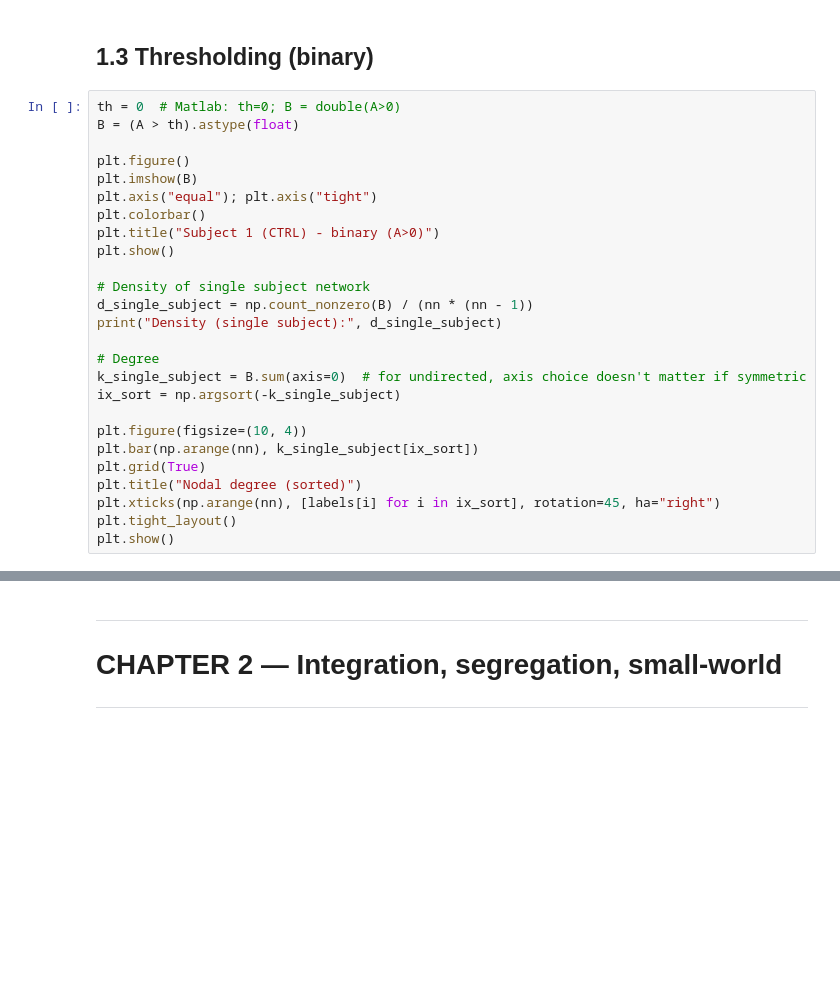
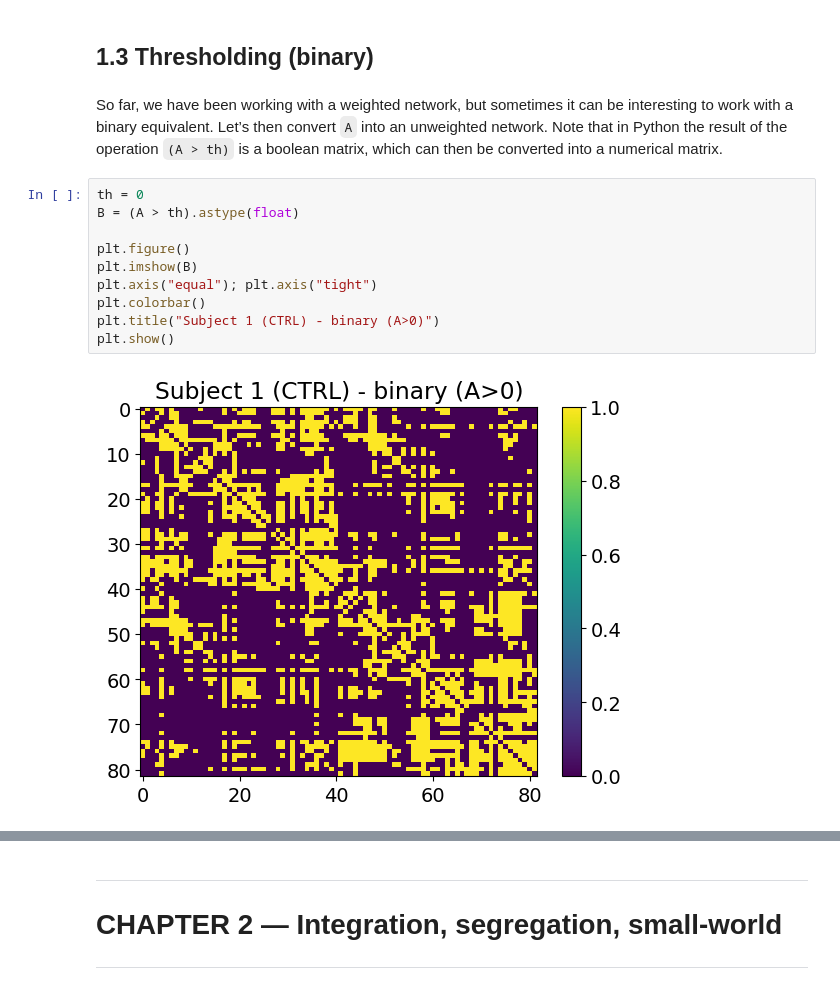
Before and after one commit to agriffa/IST_Connectomics_Lab, a Jupyter notebook: IST_Connectomics_Lab_colab.ipynb, the cells around one changed output, grey strips where cells are left out. Saved outputs shown, nothing was run; the diff lists cells and outputs as text; blank space fills up the shorter version.

```diff
--- a/IST_Connectomics_Lab_colab.ipynb
+++ b/IST_Connectomics_Lab_colab.ipynb
@@ -127,28 +230,16 @@ print("Self-loops indices (diag != 0):", self_loops)
 # %% [markdown]
 ## 1.3 Thresholding (binary)
+# %% [markdown]
+So far, we have been working with a weighted network, but sometimes it can be interesting to work with a binary equivalent. Let’s then convert `A` into an unweighted network. Note that in Python the result of the operation `(A > th)` is a boolean matrix, which can then be converted into a numerical matrix.
 # %%
-th = 0  # Matlab: th=0; B = double(A>0)
+th = 0
 B = (A > th).astype(float)
 
 plt.figure()
 plt.imshow(B)
 plt.axis("equal"); plt.axis("tight")
 plt.colorbar()
 plt.title("Subject 1 (CTRL) - binary (A>0)")
 plt.show()
-
-# Density of single subject network
-d_single_subject = np.count_nonzero(B) / (nn * (nn - 1))
-print("Density (single subject):", d_single_subject)
-
-# Degree
-k_single_subject = B.sum(axis=0)  # for undirected, axis choice doesn't matter if symmetric
-ix_sort = np.argsort(-k_single_subject)
-
-plt.figure(figsize=(10, 4))
-plt.bar(np.arange(nn), k_single_subject[ix_sort])
-plt.grid(True)
-plt.title("Nodal degree (sorted)")
-plt.xticks(np.arange(nn), [labels[i] for i in ix_sort], rotation=45, ha="right")
-plt.tight_layout()
-plt.show()
+# %% [output]
+[figure, added]
```
Also changed, not shown: parts of 56 cells of this notebook, 5 other files.
